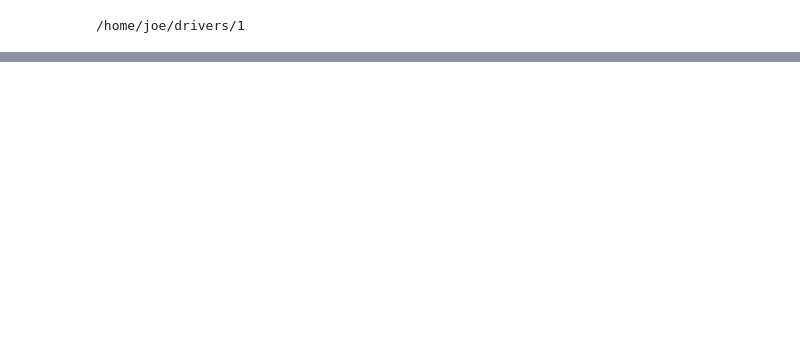
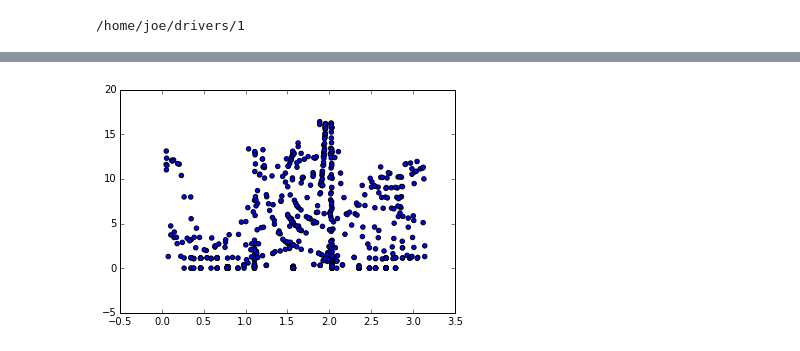
Before and after one commit to smoussa/seahorse-ml, a Jupyter notebook: notebooks/Drivers1.ipynb, the cells around one changed output, grey strips where cells are left out. Saved outputs shown, nothing was run; the diff lists cells and outputs as text; code cells hidden in the pictures; blank space fills up the shorter version.

```diff
--- a/notebooks/Drivers1.ipynb
+++ b/notebooks/Drivers1.ipynb
@@ -66 +65,6 @@ plt.hist(avg_speeds)
+# %%
+plt.scatter(np.abs(thetas[10]), speeds[10])
+plt.show()
+# %% [output]
+[figure, added]
 # %%
```
Also changed, not shown: parts of 17 cells of this notebook.
